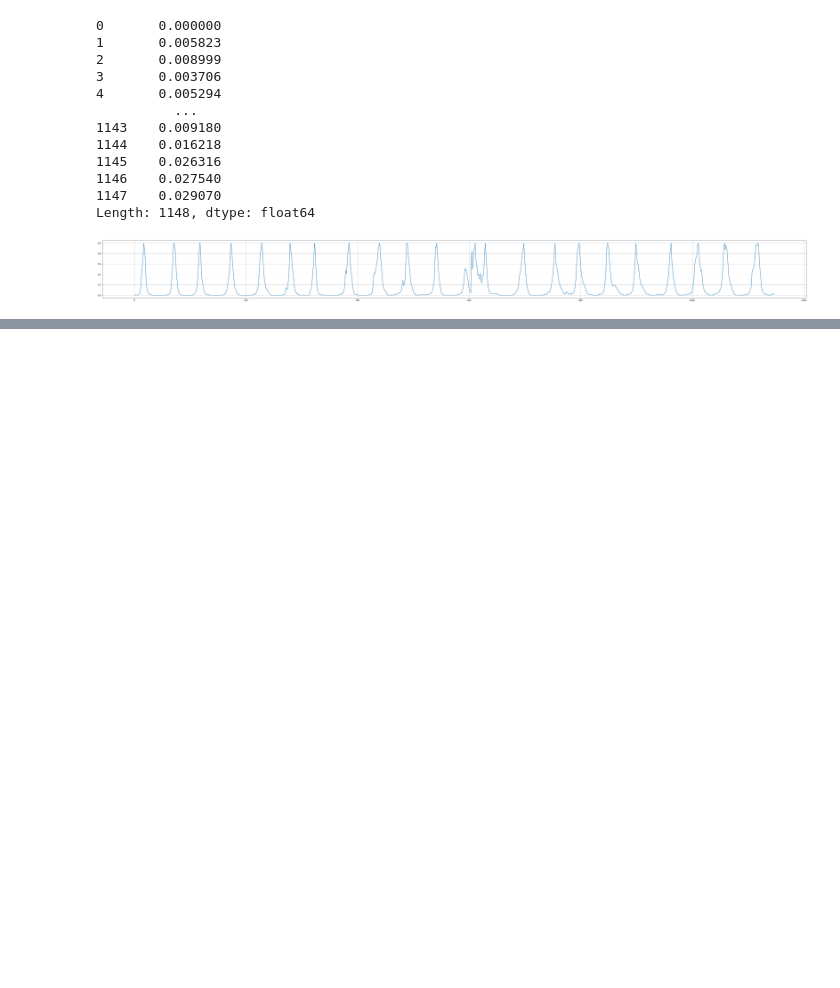
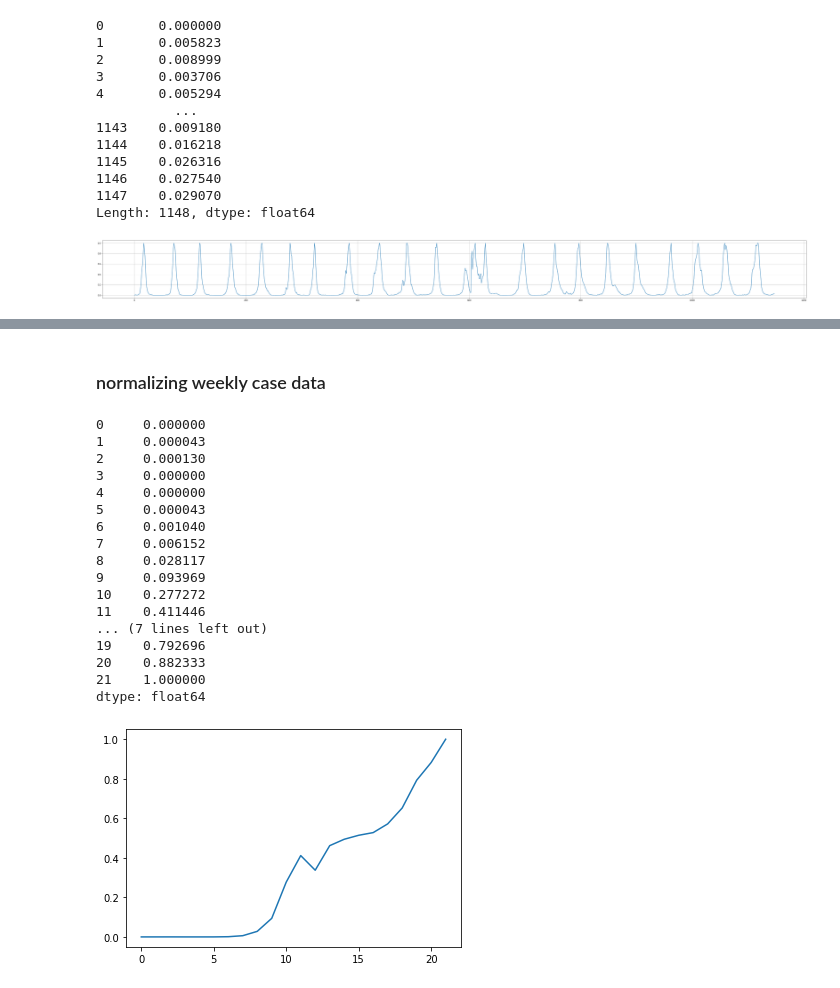
Before and after one commit to tamjazad/ml-covid19, a Jupyter notebook: flu-trained-models/cali_flu_temp_nextWed.ipynb, the cells around one changed output, grey strips where cells are left out. Saved outputs shown, nothing was run; the diff lists cells and outputs as text; code cells hidden in the pictures; blank space fills up the shorter version.

```diff
--- a/flu-trained-models/cali_flu_temp_nextWed.ipynb
+++ b/flu-trained-models/cali_flu_temp_nextWed.ipynb
@@ -101,0 +207,26 @@ Length: 1148, dtype: float64
+# %% [markdown]
+### normalizing weekly case data
+# %%
+temp_list = sklearn.preprocessing.minmax_scale(cali_wnew_cases)
+cali_wnew_cases_norm = pd.Series(temp_list)
+cali_wnew_cases_norm.plot()
+cali_wnew_cases_norm
+# %% [output]
+0     0.000000
+1     0.000043
+2     0.000130
+3     0.000000
+4     0.000000
+5     0.000043
+6     0.001040
+7     0.006152
+8     0.028117
+9     0.093969
+10    0.277272
+11    0.411446
+... (7 lines left out)
+19    0.792696
+20    0.882333
+21    1.000000
+dtype: float64
+[figure, added]
```
Also changed, not shown: parts of 15 cells of this notebook, 1 other file.
